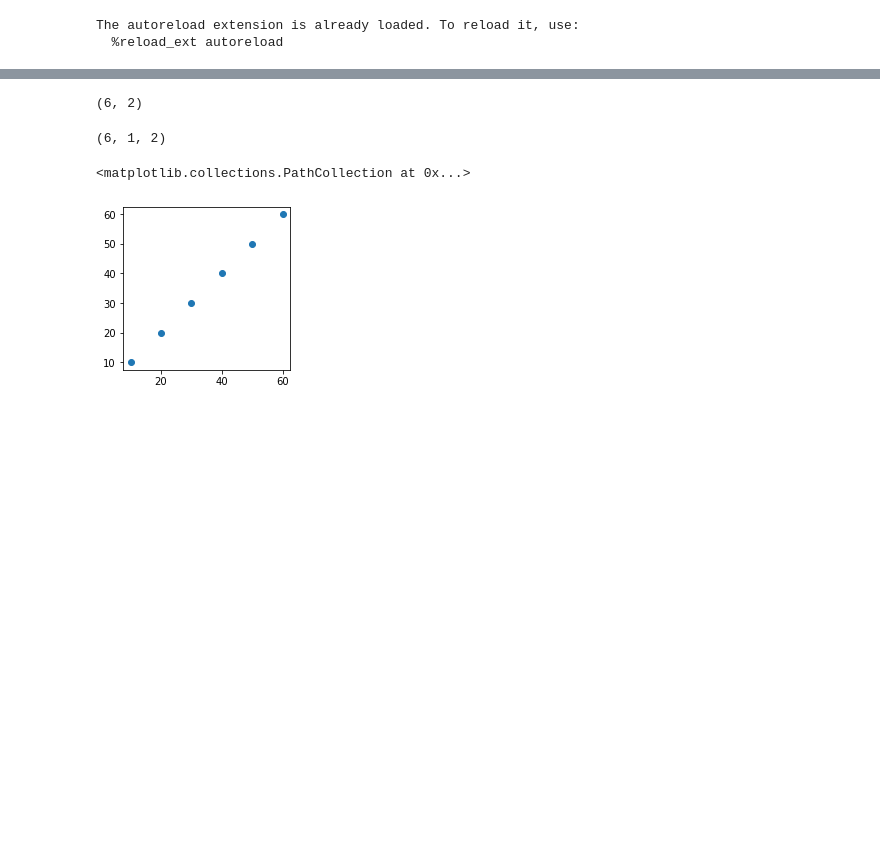
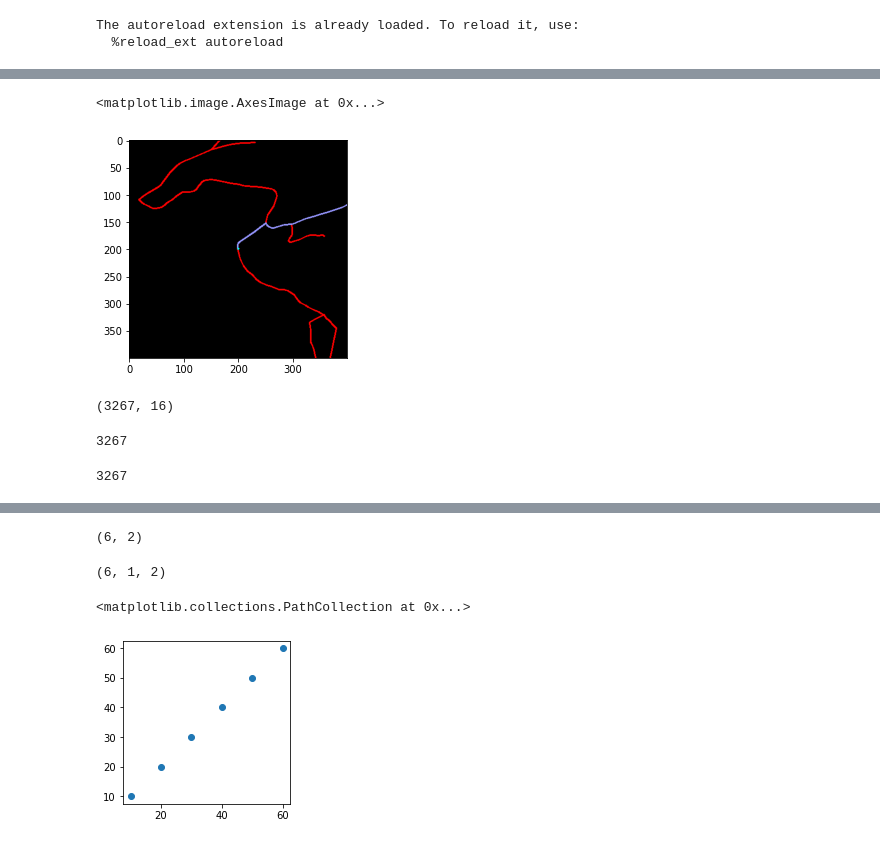
Before and after one commit to rgilman33/bespoke, a Jupyter notebook: nb/maps.ipynb, the cells around one changed output, grey strips where cells are left out. Saved outputs shown, nothing was run; the diff lists cells and outputs as text; code cells hidden in the pictures; blank space fills up the shorter version.

```diff
--- a/nb/maps.ipynb
+++ b/nb/maps.ipynb
@@ -74,0 +83,7 @@ plt.imshow(small_map)
+# %%
+route = np.load(f"{ROUTES_DIR}/home_to_end_rr.npy")
+route_xs = route[:, 0]*LOCAL_LON_MULT
+route_ys = route[:, 1]
+draw_route = True
+
+vehicle_heading = 3
@@ -74,0 +105,16 @@ plt.imshow(small_map)
+# %%
+small_map = get_map(all_xs,
+                    all_ys,
+                    all_way_ids,
+                    route_xs,
+                    route_ys,
+                    current_x,
+                    current_y,
+                    vehicle_heading,
+                    CLOSE_BUFFER,
+                    draw_route=True)
+# %%
+plt.imshow(small_map)
+# %% [output]
+<matplotlib.image.AxesImage at 0x...>
+[figure, added]
@@ -74,0 +129,8 @@ plt.imshow(small_map)
+# %%
+car_state.shape
+# %% [output]
+(3267, 16)
+# %%
+len(lat)
+# %% [output]
+3267
@@ -74,0 +157,4 @@ plt.imshow(small_map)
+# %%
+len(maps)
+# %% [output]
+3267
```
Also changed, not shown: parts of 16 cells of this notebook, 4 other files.
